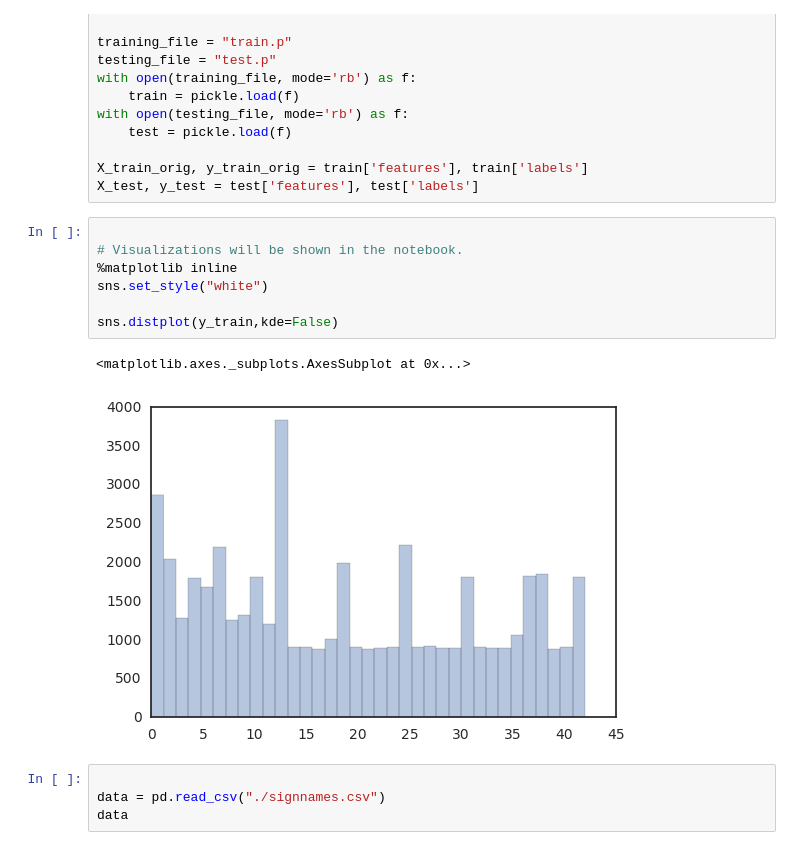
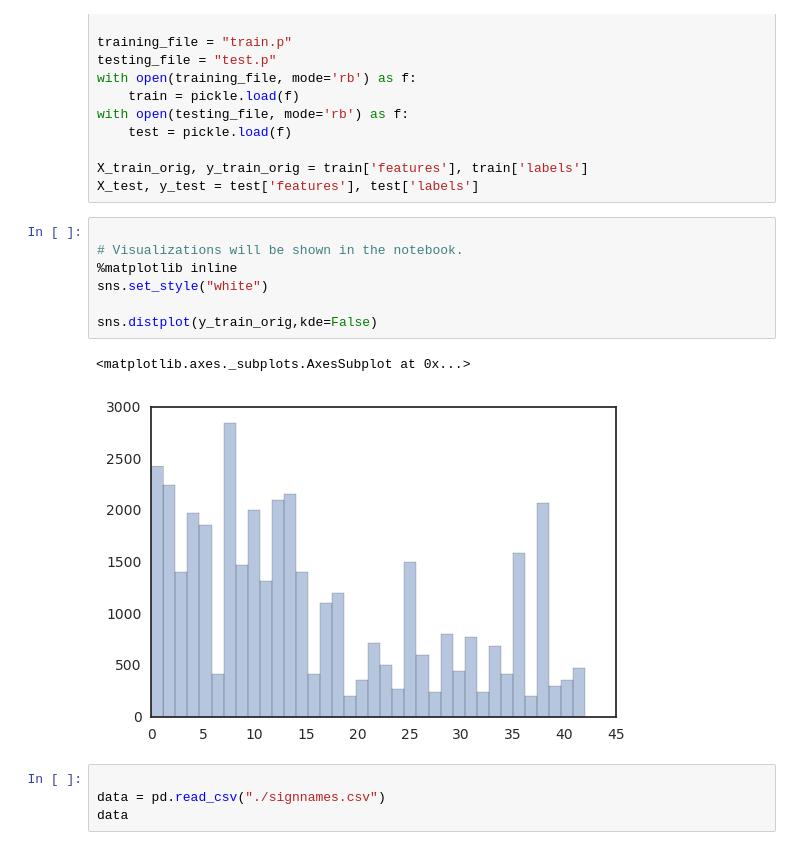
Before and after one commit to girishsk/self-driving-car, a Jupyter notebook: CarND-Traffic-Sign-Classifier-Project/Traffic_Sign_Classifier.ipynb, the cells around one changed output. Saved outputs shown, nothing was run; the diff lists cells and outputs as text.

```diff
--- a/CarND-Traffic-Sign-Classifier-Project/Traffic_Sign_Classifier.ipynb
+++ b/CarND-Traffic-Sign-Classifier-Project/Traffic_Sign_Classifier.ipynb
@@ -45,13 +45,13 @@ X_test, y_test = test['features'], test['labels']
 # %%
 
 # Visualizations will be shown in the notebook.
 %matplotlib inline
 sns.set_style("white")
 
-sns.distplot(y_train,kde=False)
+sns.distplot(y_train_orig,kde=False)
 # %% [output]
 <matplotlib.axes._subplots.AxesSubplot at 0x...>
-[figure, old version]
+[figure, new version]
 # %%
 
 data = pd.read_csv("./signnames.csv")
```
Also changed, not shown: parts of 21 cells of this notebook, 1 other file.
